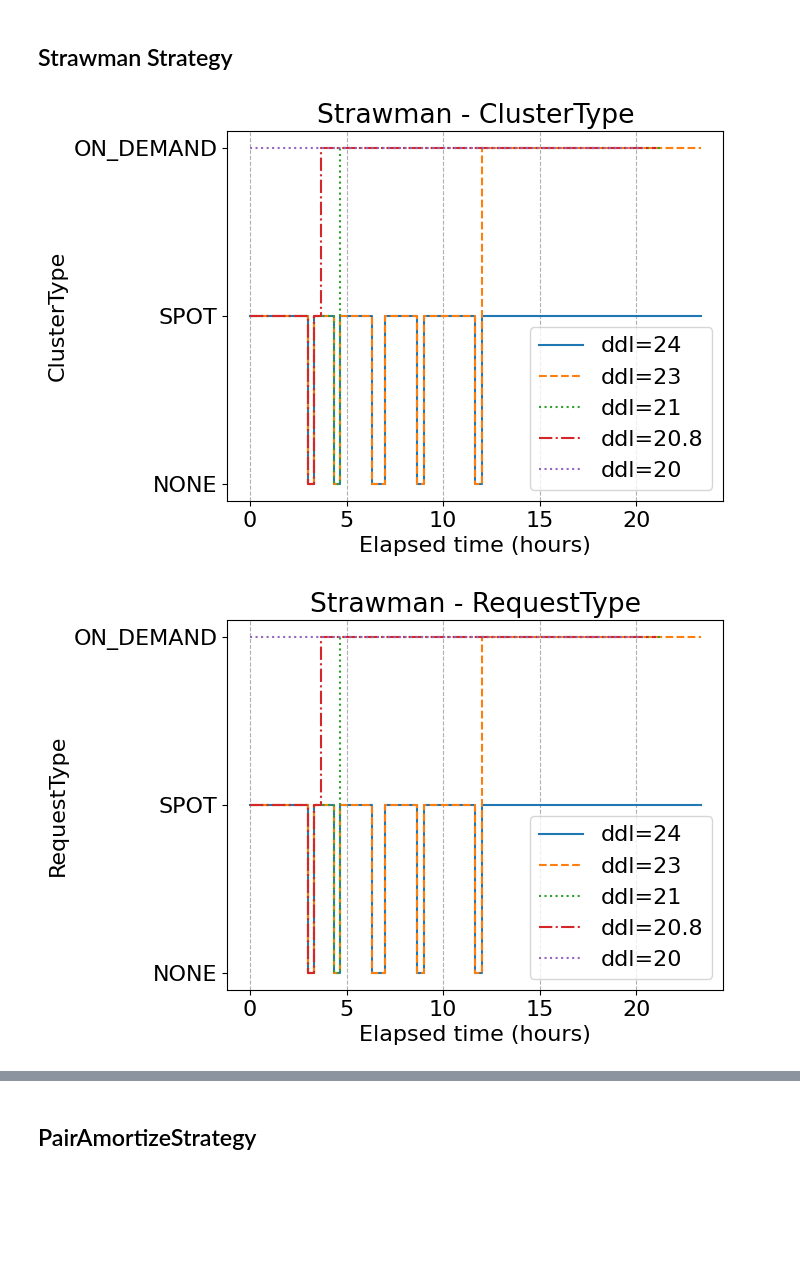
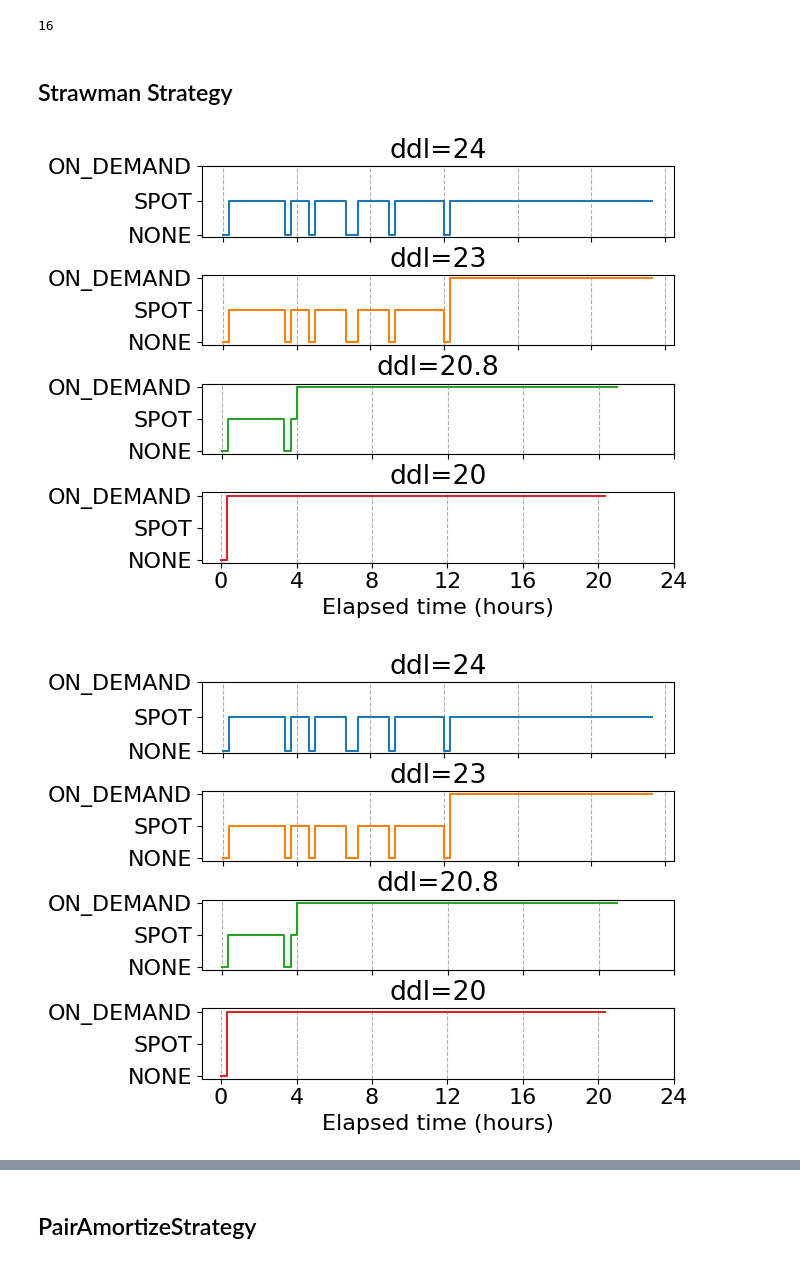
Before and after one commit to Michaelvll/skypilot-spot-strategy, a Jupyter notebook: scripts/plot.ipynb, the cells around one changed output, grey strips where cells are left out. Drawn from its saved outputs; the diff is of its cells as text; code cells hidden in the pictures; blank space fills up the shorter version.

Commit message:
better plots

```diff
--- a/scripts/plot.ipynb
+++ b/scripts/plot.ipynb
@@ -13,8 +13,11 @@ plt.rc('font', size=16)
 # %%
 entity, project = "michaelvll", "sky-spot"  # set to your entity and project
 runs = api.runs(entity + "/" + project)
+print(len(runs))
 
-TAGS = ['baseline']
+# TAGS = ['baseline']
+TAGS = []
+NOT_TAGS = ['hidden']
 DDLS = {20, 20.8, 21, 23, 24}
 STRATEGIES = ['strawman']
 
@@ -39,12 +42,18 @@ def filter_runs(tags, ddls, strategies):
                 break
         else:
             # all tags found
-            df = run.history()
-            df['Task/Remaining(hours)'] = df['Task/Remaining(seconds)'] / 3600
-            if filter_run(run):
-                run_dfs.append((run, df))
+            for not_tag in NOT_TAGS:
+                if not_tag in run.tags:
+                    break
+            else:
+                df = run.history()
+                df['Task/Remaining(hours)'] = df['Task/Remaining(seconds)'] / 3600
+                if filter_run(run):
+                    run_dfs.append((run, df))
     return sorted(run_dfs, key=lambda x: x[0].config['deadline_hours'], reverse=True)
 
 run_dfs = filter_runs(TAGS, DDLS, STRATEGIES)
+# %% [output]
+16
 # %%
 LINE_STYLES = ['-', '--', ':', '-.', ':']
@@ -63,21 +82,35 @@ def plot_y(run_dfs, y_name='ClusterType', label_key=['deadline_hours'], label_na
 # %% [markdown]
 ## Strawman Strategy
 # %%
-ax = plot_y(run_dfs, y_name='ClusterType')
-ax.set_xlabel('Elapsed time (hours)')
-ax.set_yticks([1, 2, 3])
-ax.set_yticklabels([ClusterType(i).name for i in [1, 2, 3]])
-ax.set_title(f'Strawman - ClusterType')
-ax.grid(True, which='major', axis='x', linestyle='--')
+fig, ax = plot_y(run_dfs, y_name='ClusterType', separate_ax=True)
+for x in ax:
+    x.set_yticks([1, 2, 3])
+    x.set_yticklabels([ClusterType(i).name for i in [1, 2, 3]])
+    x.set_ylabel('')
+    #  ax.set_title(f'')
+    x.set_xticks(list(range(0, 25, 4)))
+    x.grid(True, which='major', axis='x', linestyle='--')
+    x.set_xticklabels([''] * 7)
+    x.set_xlabel('')
+ax[-1].set_xlabel('Elapsed time (hours)')
+ax[-1].set_xticklabels(list(range(0, 25, 4)))
+fig.tight_layout(pad=0)
 # %% [output]
-[figure, old version]
+[figure, new version]
 # %%
-ax = plot_y(run_dfs, y_name='RequestType')
-ax.set_xlabel('Elapsed time (hours)')
-ax.set_yticks([1, 2, 3])
-ax.set_yticklabels([ClusterType(i).name for i in [1, 2, 3]])
-ax.set_title(f'Strawman - RequestType')
-ax.grid(True, which='major', axis='x', linestyle='--')
+fig, ax = plot_y(run_dfs, y_name='RequestType', separate_ax=True)
+for x in ax:
+    x.set_yticks([1, 2, 3])
+    x.set_yticklabels([ClusterType(i).name for i in [1, 2, 3]])
+    x.set_ylabel('')
+    #  ax.set_title(f'')
+    x.set_xticks(list(range(0, 25, 4)))
+    x.grid(True, which='major', axis='x', linestyle='--')
+    x.set_xticklabels([''] * 7)
+    x.set_xlabel('')
+ax[-1].set_xlabel('Elapsed time (hours)')
+ax[-1].set_xticklabels(list(range(0, 25, 4)))
+fig.tight_layout(pad=0)
 # %% [output]
-[figure, old version]
+[figure, new version]
 # %%
```
Also changed, not shown: parts of 8 cells of this notebook, 6 other files.
